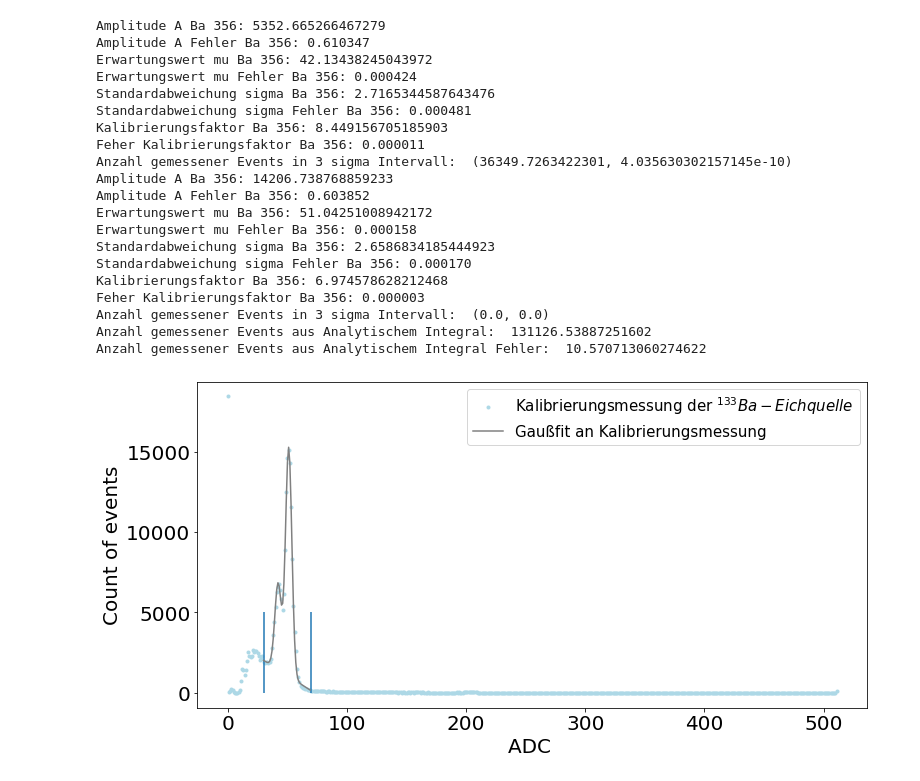
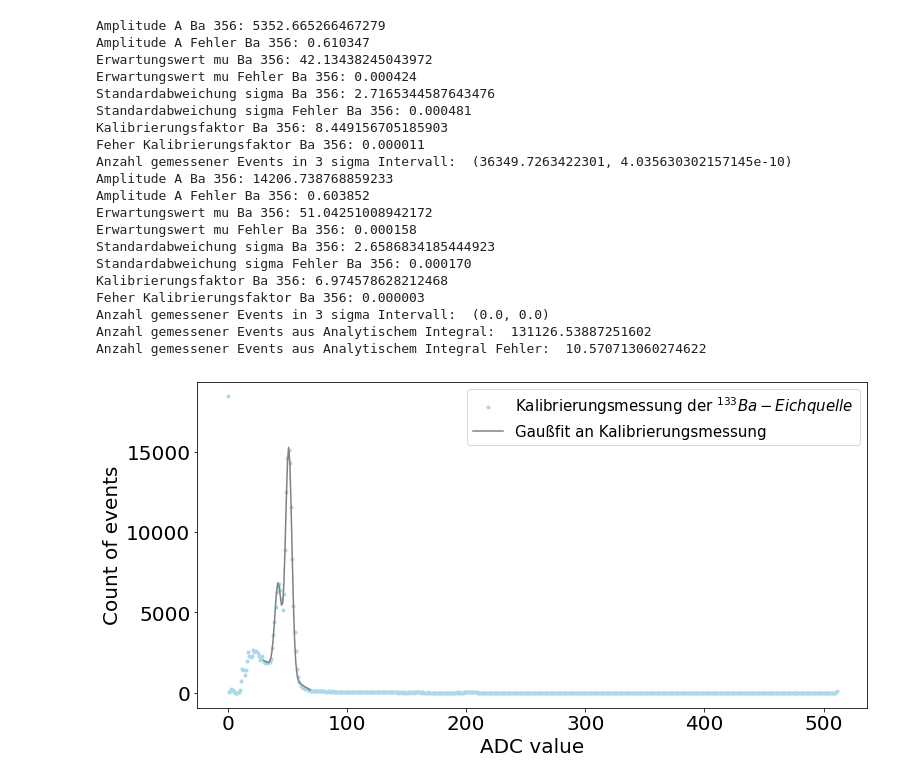
Before and after one commit to Skylake143/Fortgeschrittenenpraktikum, a Jupyter notebook: B22 Compton/Aufgabe1und2Eichungen/A4_1_FitEichpräparate.ipynb, the cells around one changed output. Saved outputs shown, nothing was run; the diff lists cells and outputs as text; code cells hidden in the pictures.

```diff
--- a/B22 Compton/Aufgabe1und2Eichungen/A4_1_FitEichpräparate.ipynb
+++ b/B22 Compton/Aufgabe1und2Eichungen/A4_1_FitEichpräparate.ipynb
@@ -348,0 +349,32 @@ Anzahl gemessener Events aus Analytischem Integral Fehler:  8.732312460348082
+# %%
+#Comptonkante Fit Co
+comptonstart = 125
+comptonstop = 150
+parameters = {'xtick.labelsize': 20, 'ytick.labelsize': 20}
+plt.rcParams.update(parameters)
+
+#Energyspectrum open LG
+fig, ax = plt.subplots(figsize=(12,6))
+
+#Name for axis
+ax.set_xlabel('ADC value', fontsize=20)
+ax.set_ylabel('Count of events', fontsize=20)
+
+
+#Plotten der unskalierten Kurven
+ax.plot(adc[110:180], count[110:180],'o',markersize=3, color = "lightblue",label = "Ausschnitt aus Messungen der $^{60}Co-Quelle$")
+plt.ylim(0,1000)
+
+
+#Fit an Gerade
+startparameter = 5000, -200
+popt,pcov = lin_fit(adc[comptonstart:comptonstop+1],count[comptonstart:comptonstop+1],startparameter)
+ax.plot(adc[comptonstart:comptonstop], line(adc[comptonstart:comptonstop], popt[0],popt[1]), color = "grey", label="Linearer Fit an Comptonkante")
+comptonkante_adc= (adc[comptonstop]+adc[comptonstart])/2
+ax.vlines(comptonkante_adc,300,700)
+#ax.vlines(comptonstart,0,5000)
+#ax.vlines(comptonstop,0,5000)
+print("Comptonkante:", comptonkante_adc)
+
+
+ax.legend(fontsize=15)
@@ -362,7 +398,7 @@ plt.rcParams.update(parameters)
 fig, ax = plt.subplots(figsize=(12,6))
 
 #Name for axis
-ax.set_xlabel('ADC ', fontsize=20)
+ax.set_xlabel('ADC value', fontsize=20)
 ax.set_ylabel('Count of events', fontsize=20)
 #Plotten der unskalierten Kurven
 ax.plot(adc, count,'o',markersize=3, color = "lightblue",label = "Kalibrierungsmessung der $^{133}Ba-Eichquelle$")
@@ -374,8 +410,8 @@ a, b, A1, x01, sigma1, A2, x02, sigma2,afehler, bfehler, Afehler1, x0fehler1, si
 #print('MW:',round(x,3), 'pm', np.sqrt(fehlermü), 'SD:', round(sigma,3), 'pm', np.sqrt(fehlersd))
 FWHM511 = round(2.35482 * sigma,4)
 #print('FWHM:',FWHM11)
-ax.vlines(gaussstart,0,5000)
-ax.vlines(gaussstop,0,5000)
+#ax.vlines(gaussstart,0,5000)
+#ax.vlines(gaussstop,0,5000)
 
 ax.plot(adc[gaussstart:gaussstop], lin_double_gauss(adc[gaussstart:gaussstop], a, b,A1, x01, sigma1, A2, x02, sigma2), color = "grey", label="Gaußfit an Kalibrierungsmessung")
 photopeak1 = 356
@@ -416,34 +452,34 @@ energy_calibration_x.append(photopeak2)
 sigmax3integration = integrate.quad(lambda integrator: gauss(integrator,0, A2, x02, -sigma2),x02-3*sigma2,x02+3*-sigma2)
 print("Anzahl gemessener Events in 3 sigma Intervall: ", sigmax3integration)
 analiticIntegral = A1*sigma1*np.sqrt(2*np.pi)+A2*-sigma2*np.sqrt(2*np.pi)
 analiticalIntergralFehler = np.sqrt(2*np.pi)*np.sqrt((sigma1*Afehler1)**2+(A1*sigmafehler1)**2+(-sigma2*Afehler2)**2+(A2*sigmafehler2)**2)
 print("Anzahl gemessener Events aus Analytischem Integral: ", analiticIntegral)
 print("Anzahl gemessener Events aus Analytischem Integral Fehler: ", analiticalIntergralFehler)
 
 ax.legend(fontsize=15)
 fig.savefig('Kalibrierungsmessung.png', dpi=200)
 # %% [output]
 Amplitude A Ba 356: 5352.665266467279
 Amplitude A Fehler Ba 356: 0.610347
 Erwartungswert mu Ba 356: 42.13438245043972
 Erwartungswert mu Fehler Ba 356: 0.000424
 Standardabweichung sigma Ba 356: 2.7165344587643476
 Standardabweichung sigma Fehler Ba 356: 0.000481
 Kalibrierungsfaktor Ba 356: 8.449156705185903
 Feher Kalibrierungsfaktor Ba 356: 0.000011
 Anzahl gemessener Events in 3 sigma Intervall:  (36349.7263422301, 4.035630302157145e-10)
 Amplitude A Ba 356: 14206.738768859233
 Amplitude A Fehler Ba 356: 0.603852
 Erwartungswert mu Ba 356: 51.04251008942172
 Erwartungswert mu Fehler Ba 356: 0.000158
 Standardabweichung sigma Ba 356: 2.6586834185444923
 Standardabweichung sigma Fehler Ba 356: 0.000170
 Kalibrierungsfaktor Ba 356: 6.974578628212468
 Feher Kalibrierungsfaktor Ba 356: 0.000003
 Anzahl gemessener Events in 3 sigma Intervall:  (0.0, 0.0)
 Anzahl gemessener Events aus Analytischem Integral:  131126.53887251602
 Anzahl gemessener Events aus Analytischem Integral Fehler:  10.570713060274622
-[figure, old version]
+[figure, new version]
 # %%
 #cs-Eichung
 adc = adcvalue_cseich
```
Also changed, not shown: parts of 7 cells of this notebook, 5 other files.
